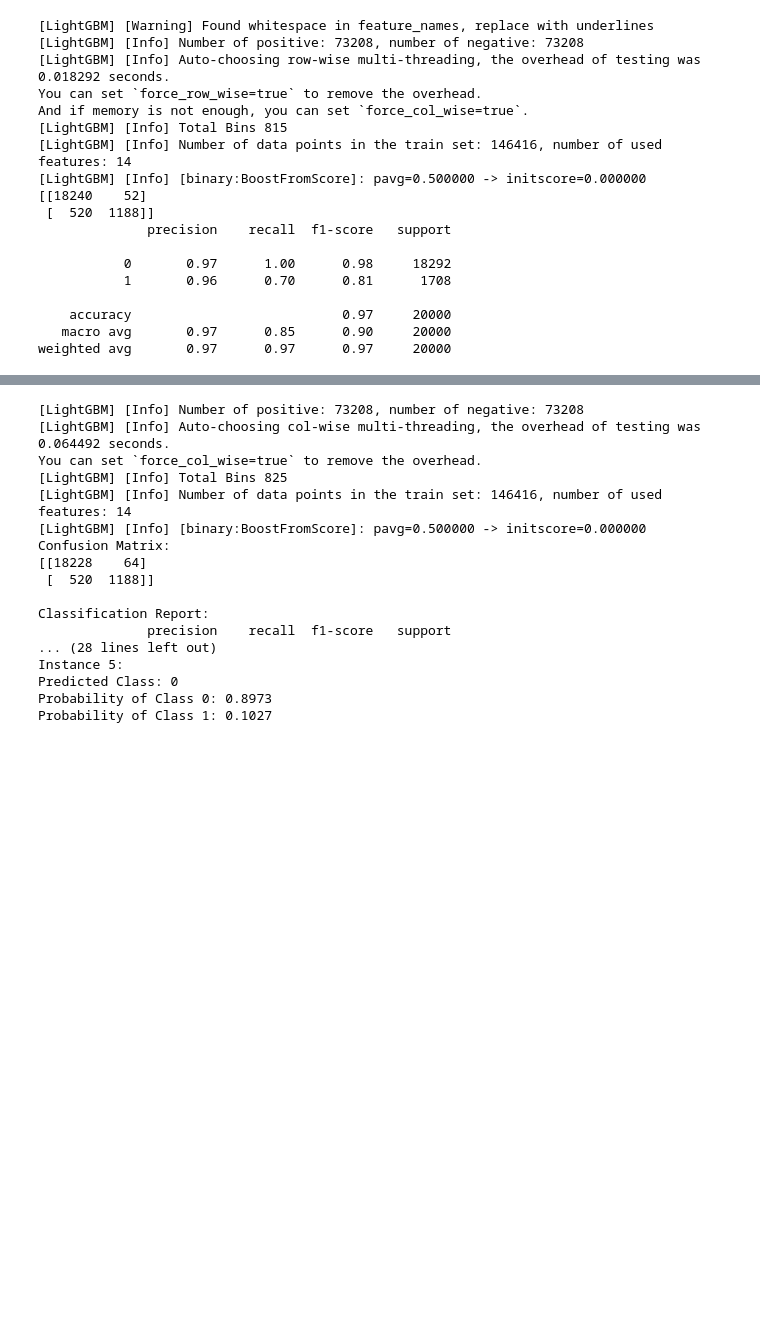
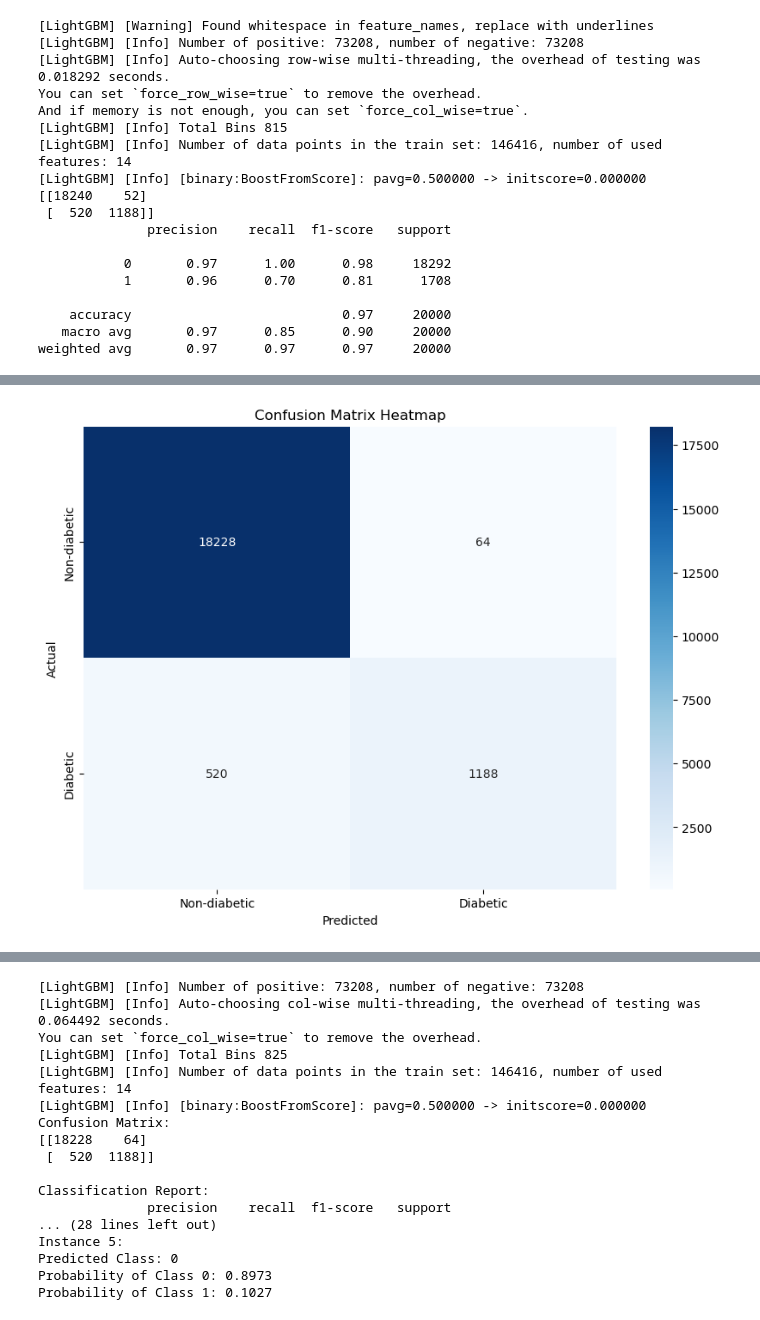
Before and after one commit to Kajaani-Balabavan/diabetes-prediction, a Jupyter notebook: backend/diabetes.ipynb, the cells around one changed output, grey strips where cells are left out. Drawn from its saved outputs; the diff is of its cells as text; code cells hidden in the pictures; blank space fills up the shorter version.

```diff
--- a/backend/diabetes.ipynb
+++ b/backend/diabetes.ipynb
@@ -456,3 +456,80 @@ And if memory is not enough, you can set `force_col_wise=true`.
     accuracy                           0.97     20000
    macro avg       0.97      0.85      0.90     20000
 weighted avg       0.97      0.97      0.97     20000
+# %%
+import pandas as pd
+from sklearn.model_selection import train_test_split
+from lightgbm import LGBMClassifier
+from sklearn.metrics import classification_report, confusion_matrix
+from imblearn.over_sampling import SMOTE
+from sklearn.preprocessing import StandardScaler
+import joblib
+import seaborn as sns
+import matplotlib.pyplot as plt
+
+# Load dataset
+df = pd.read_csv('diabetes_prediction_dataset.csv')
+# df = df.drop_duplicates()
+
+# One-hot encode categorical variables
+df = pd.get_dummies(df, columns=['gender', 'smoking_history'])
+
+# Separate features and target
+X = df.drop('diabetes', axis=1)  # assuming 'diabetes' is the target variable
+y = df['diabetes']
+
+# Save the column names for future use
+one_hot_columns = X.columns
+joblib.dump(one_hot_columns, 'one_hot_columns.pkl')
+
+# Split the dataset into training and testing sets
+X_train, X_test, y_train, y_test = train_test_split(X, y, test_size=0.2, random_state=42)
+
+# Apply SMOTE to the training data
+smote = SMOTE(random_state=42)
+X_train_resampled, y_train_resampled = smote.fit_resample(X_train, y_train)
+
+# Scale the features
+scaler = StandardScaler()
+X_train_resampled = scaler.fit_transform(X_train_resampled)
+X_test = scaler.transform(X_test)
+
+# Save the scaler for future use
+joblib.dump(scaler, 'scaler.pkl')
+
+# Train a LightGBM model on the resampled dataset
+lgb_clf = LGBMClassifier(objective='binary', random_state=42)
+lgb_clf.fit(X_train_resampled, y_train_resampled)
+
+# Save the trained model
+joblib.dump(lgb_clf, 'diabetes_model.joblib')
+
+# Make predictions on the test set
+y_pred = lgb_clf.predict(X_test)
+
+# Get predicted probabilities
+y_pred_proba = lgb_clf.predict_proba(X_test)
+
+# Evaluate the model
+print("Confusion Matrix:")
+cm = confusion_matrix(y_test, y_pred)
+print(cm)
+print("\nClassification Report:")
+print(classification_report(y_test, y_pred))
+
+# Show some predicted probabilities for the first 5 test instances
+for i in range(5):
+    print(f"Instance {i+1}:")
+    print(f"Predicted Class: {y_pred[i]}")
+    print(f"Probability of Class 0: {y_pred_proba[i][0]:.4f}")
+    print(f"Probability of Class 1: {y_pred_proba[i][1]:.4f}")
+    print()
+
+# Plot confusion matrix as heatmap
+plt.figure(figsize=(10, 7))
+sns.heatmap(cm, annot=True, fmt='d', cmap='Blues', xticklabels=['Non-diabetic', 'Diabetic'], yticklabels=['Non-diabetic', 'Diabetic'])
+plt.xlabel('Predicted')
+plt.ylabel('Actual')
+plt.title('Confusion Matrix Heatmap')
+plt.show()
+# %% [output]
@@ -458,0 +553 @@ weighted avg       0.97      0.97      0.97     20000
+[figure, added]
```
Also changed, not shown: parts of 4 cells of this notebook, 1 other file.
